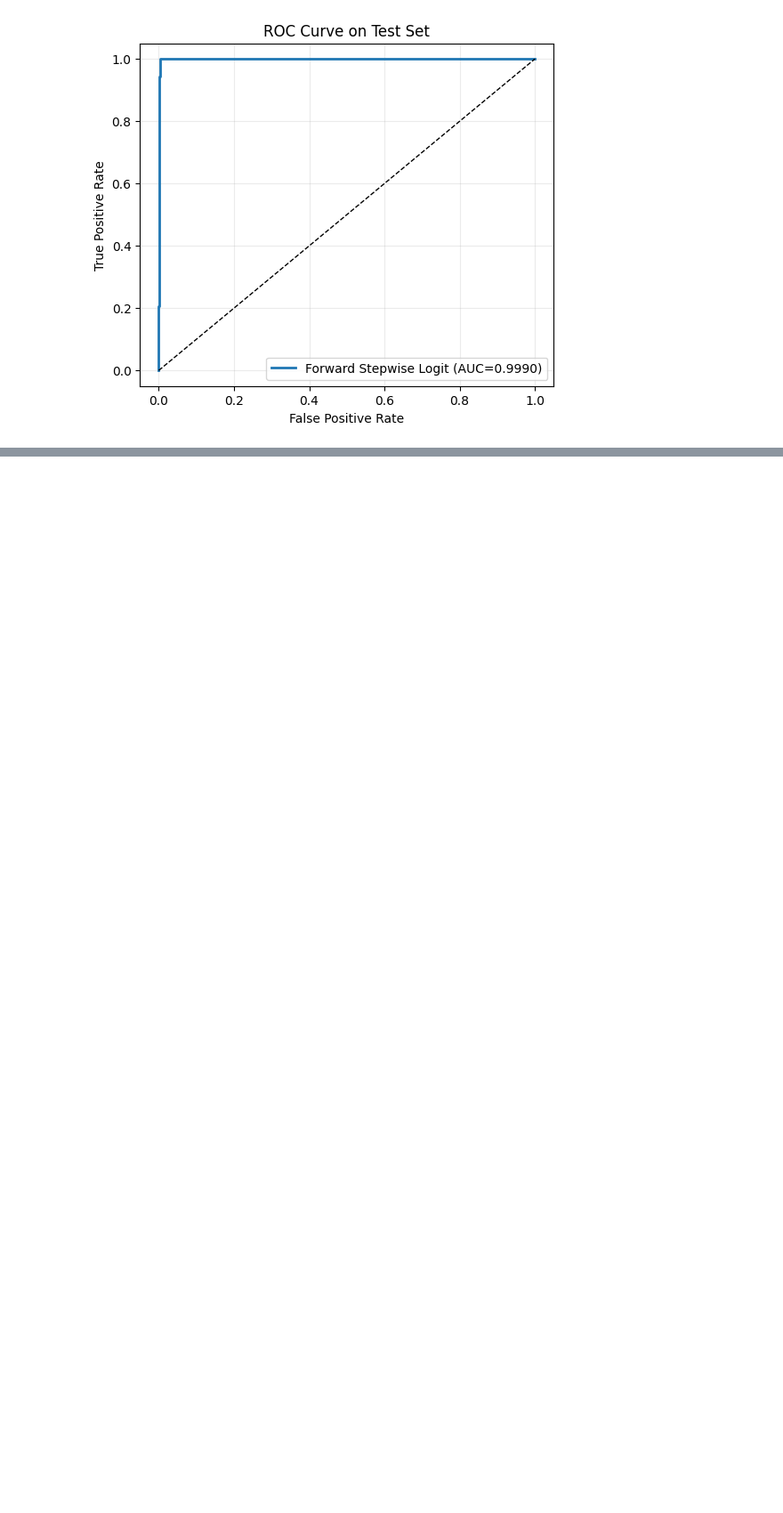
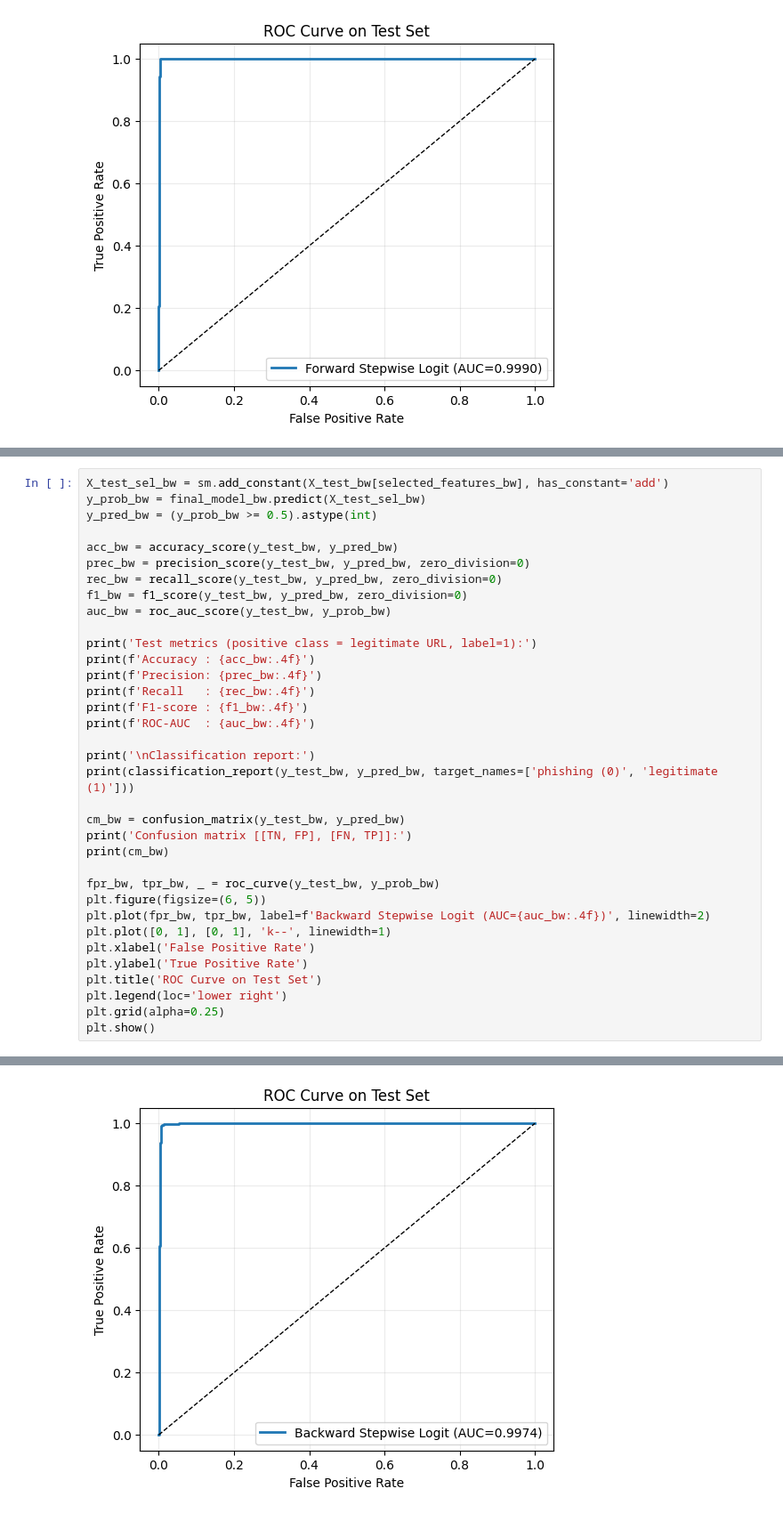
Before and after one commit to MuLancer/Phishing_URL_Classification, a Jupyter notebook: code/forward_and_backward_selection.ipynb, the cells around one changed output, grey strips where cells are left out. Shown at 89% size. Cells and saved outputs as stored; diff of their text form; blank space fills up the shorter version.

Commit message:
update backward selection model

```diff
--- a/code/forward_and_backward_selection.ipynb
+++ b/code/forward_and_backward_selection.ipynb
@@ -162,0 +296,36 @@ Confusion matrix [[TN, FP], [FN, TP]]:
+# %%
+X_test_sel_bw = sm.add_constant(X_test_bw[selected_features_bw], has_constant='add')
+y_prob_bw = final_model_bw.predict(X_test_sel_bw)
+y_pred_bw = (y_prob_bw >= 0.5).astype(int)
+
+acc_bw = accuracy_score(y_test_bw, y_pred_bw)
+prec_bw = precision_score(y_test_bw, y_pred_bw, zero_division=0)
+rec_bw = recall_score(y_test_bw, y_pred_bw, zero_division=0)
+f1_bw = f1_score(y_test_bw, y_pred_bw, zero_division=0)
+auc_bw = roc_auc_score(y_test_bw, y_prob_bw)
+
+print('Test metrics (positive class = legitimate URL, label=1):')
+print(f'Accuracy : {acc_bw:.4f}')
+print(f'Precision: {prec_bw:.4f}')
+print(f'Recall   : {rec_bw:.4f}')
+print(f'F1-score : {f1_bw:.4f}')
+print(f'ROC-AUC  : {auc_bw:.4f}')
+
+print('\nClassification report:')
+print(classification_report(y_test_bw, y_pred_bw, target_names=['phishing (0)', 'legitimate (1)']))
+
+cm_bw = confusion_matrix(y_test_bw, y_pred_bw)
+print('Confusion matrix [[TN, FP], [FN, TP]]:')
+print(cm_bw)
+
+fpr_bw, tpr_bw, _ = roc_curve(y_test_bw, y_prob_bw)
+plt.figure(figsize=(6, 5))
+plt.plot(fpr_bw, tpr_bw, label=f'Backward Stepwise Logit (AUC={auc_bw:.4f})', linewidth=2)
+plt.plot([0, 1], [0, 1], 'k--', linewidth=1)
+plt.xlabel('False Positive Rate')
+plt.ylabel('True Positive Rate')
+plt.title('ROC Curve on Test Set')
+plt.legend(loc='lower right')
+plt.grid(alpha=0.25)
+plt.show()
+# %% [output]
@@ -162,0 +352 @@ Confusion matrix [[TN, FP], [FN, TP]]:
+[figure, added]
```
Also changed, not shown: parts of 4 cells of this notebook.
